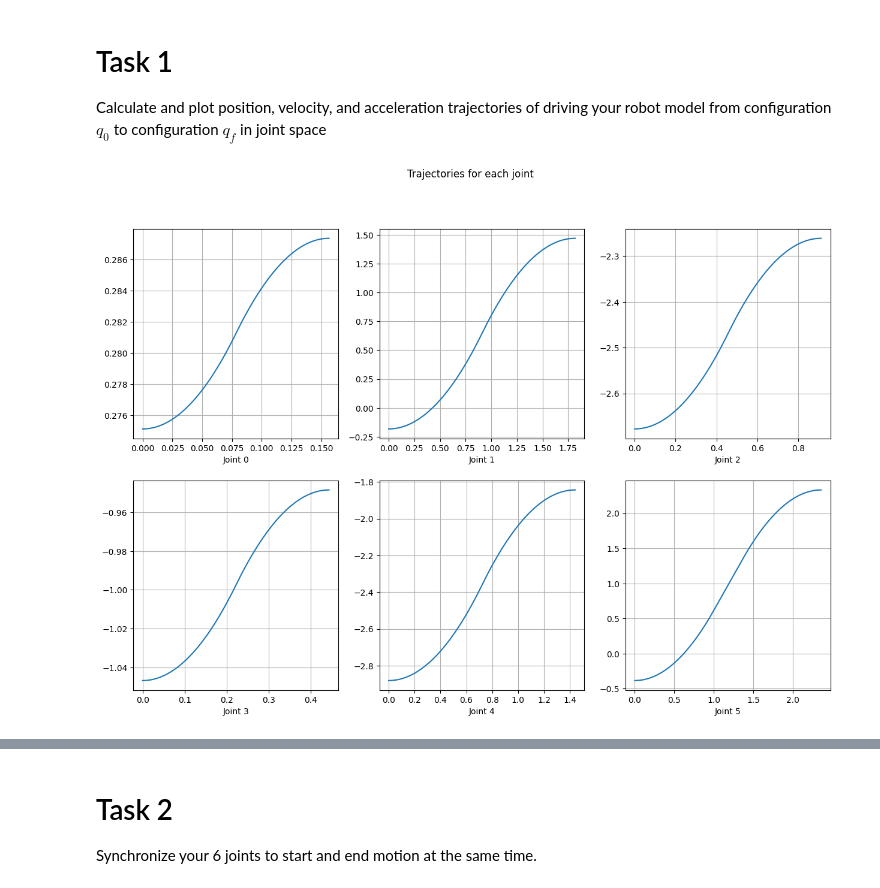
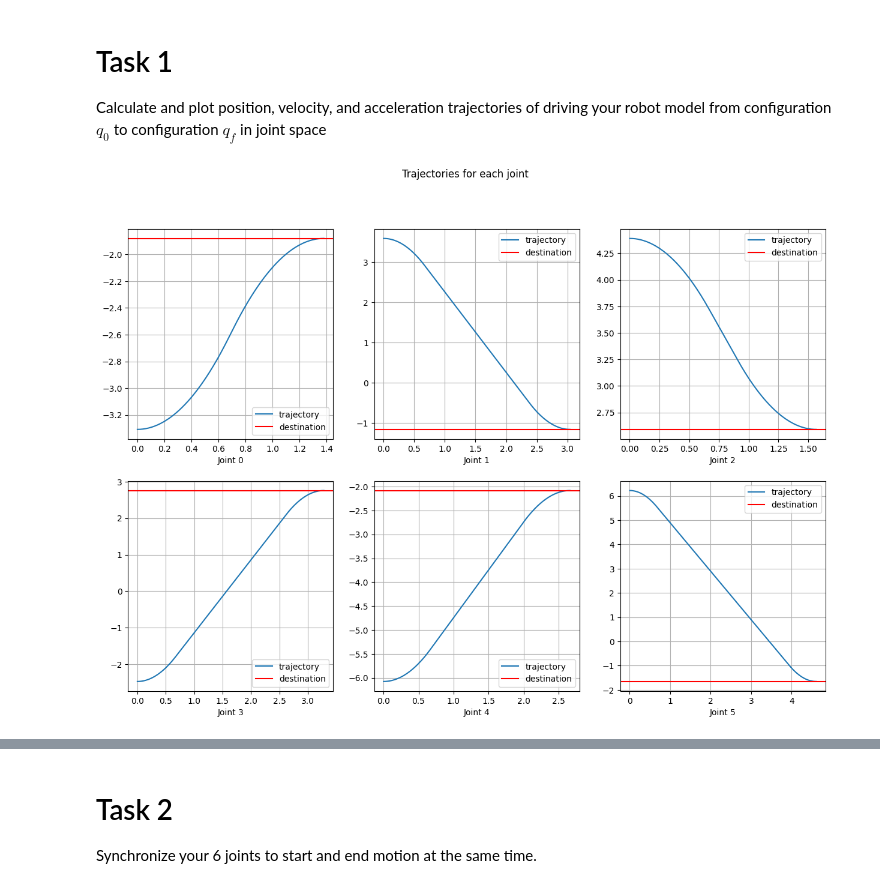
Before and after one commit to EveryoneHATEme/fundamentals_of_robotics, a Jupyter notebook: hw3/trajectory.ipynb, the cells around one changed output, grey strips where cells are left out. Saved outputs shown, nothing was run; the diff lists cells and outputs as text; code cells hidden in the pictures.

```diff
--- a/hw3/trajectory.ipynb
+++ b/hw3/trajectory.ipynb
@@ -7,7 +7,7 @@ Angles = namedtuple('Angles', ['theta_1', 'theta_2', 'theta_3', 'theta_4', 'thet
 
 
 def get_random_angles() -> Angles:
-    return Angles(*[uniform(-np.pi, np.pi) for _ in range(6)])
+    return Angles(*[uniform(-2 * np.pi, 2 * np.pi) for _ in range(6)])
 
 
 Constraints = namedtuple('Constraints', ['velocity', 'acceleration'])
@@ -17,7 +17,7 @@ Calculate and plot position, velocity, and acceleration trajectories of driving
 # %%
 initial_position = get_random_angles()
 final_position = get_random_angles()
-constraints = Constraints(2, 2)
+constraints = Constraints(2, 3)
 # %%
 def sign(n: float) -> float:
     if n >= 0:
@@ -123,17 +123,19 @@ for initial, final in zip(initial_position, final_position):
 # %%
 import matplotlib.pyplot as plt
 
 figure, axes = plt.subplots(2, 3, figsize=(15, 10))
 figure.suptitle('Trajectories for each joint')
 
-for i, (timeline, trajectory) in enumerate(zip(timelines, trajectories)):
-    axes[i // 3, i % 3].plot(timeline, trajectory)
+for i, (timeline, trajectory, destination) in enumerate(zip(timelines, trajectories, final_position)):
+    axes[i // 3, i % 3].plot(timeline, trajectory, label='trajectory')
     axes[i // 3, i % 3].grid(True)
     axes[i // 3, i % 3].set_xlabel(f'Joint {i}')
+    axes[i // 3, i % 3].axhline(destination, label='destination', color='r')
+    axes[i // 3, i % 3].legend()
 
 plt.show()
 # %% [output]
-[figure, old version]
+[figure, new version]
 # %%
 import matplotlib.pyplot as plt
 
```
Also changed, not shown: parts of 34 cells of this notebook.
